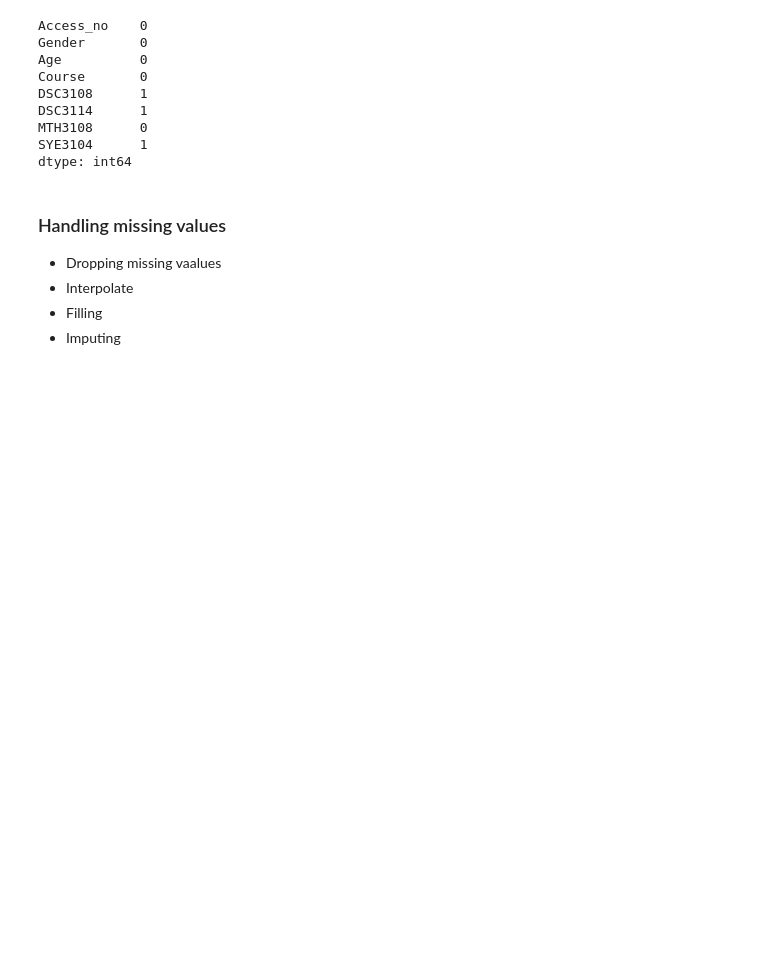
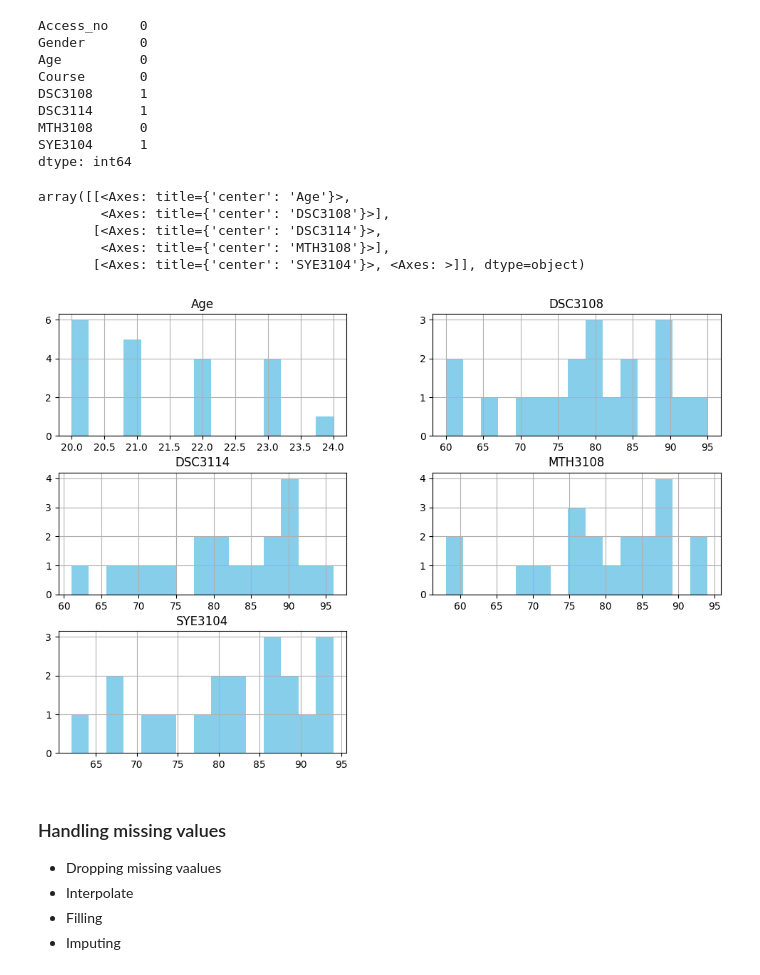
Before and after one commit to joyflorence/Data-miming-and-analytics, a Jupyter notebook: practical/practical_two.ipynb, the cells around one changed output. Cells and saved outputs as stored; diff of their text form; code cells hidden in the pictures; blank space fills up the shorter version.

Commit message:
uni,bi,multi variate relationships of data

```diff
--- a/practical/practical_two.ipynb
+++ b/practical/practical_two.ipynb
@@ -138,3 +140,13 @@ dtype: int64
+# %%
+
+std_data.hist(bins=15, figsize=(12, 8), color='skyblue')
+# %% [output]
+array([[<Axes: title={'center': 'Age'}>,
+        <Axes: title={'center': 'DSC3108'}>],
+       [<Axes: title={'center': 'DSC3114'}>,
+        <Axes: title={'center': 'MTH3108'}>],
+       [<Axes: title={'center': 'SYE3104'}>, <Axes: >]], dtype=object)
+[figure, added]
 # %% [markdown]
 ### Handling missing values
 - Dropping missing vaalues
```
Also changed, not shown: parts of 1 cell of this notebook, 2 other files.
